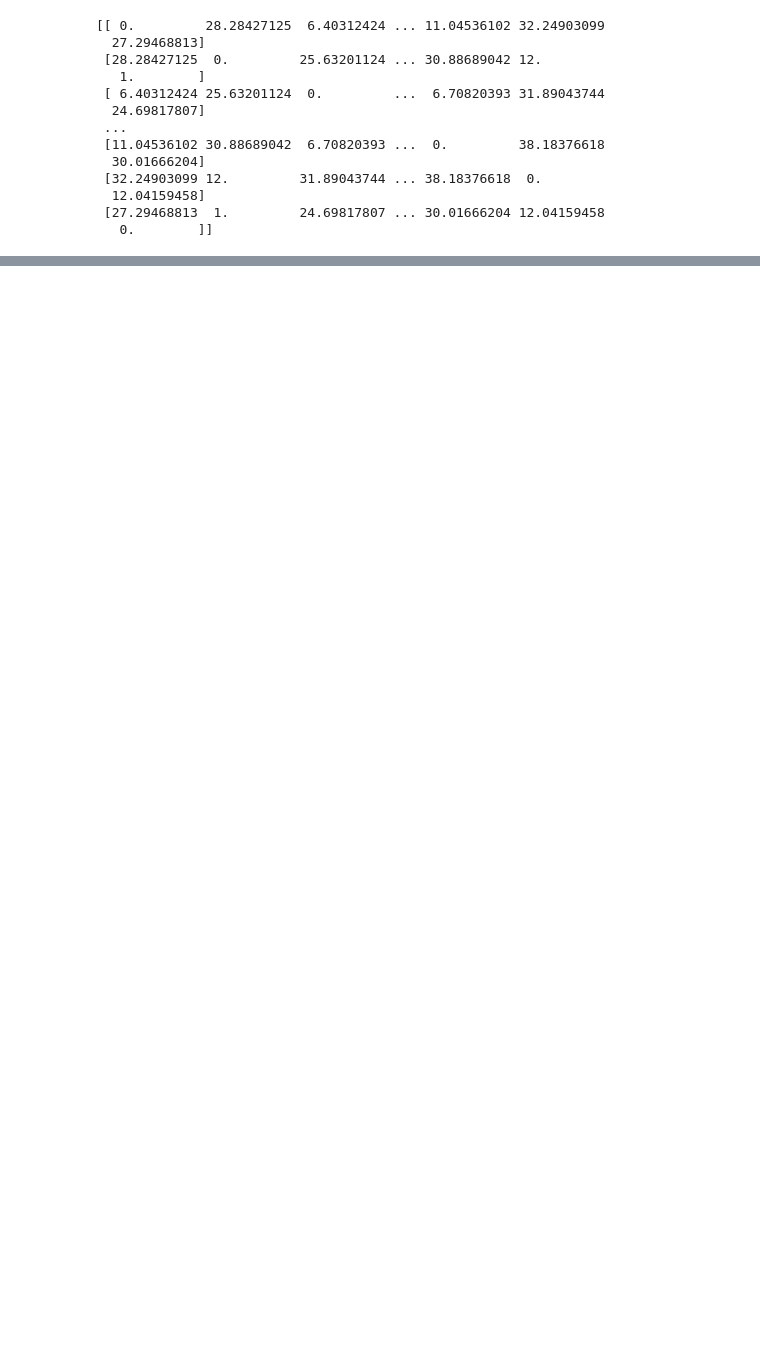
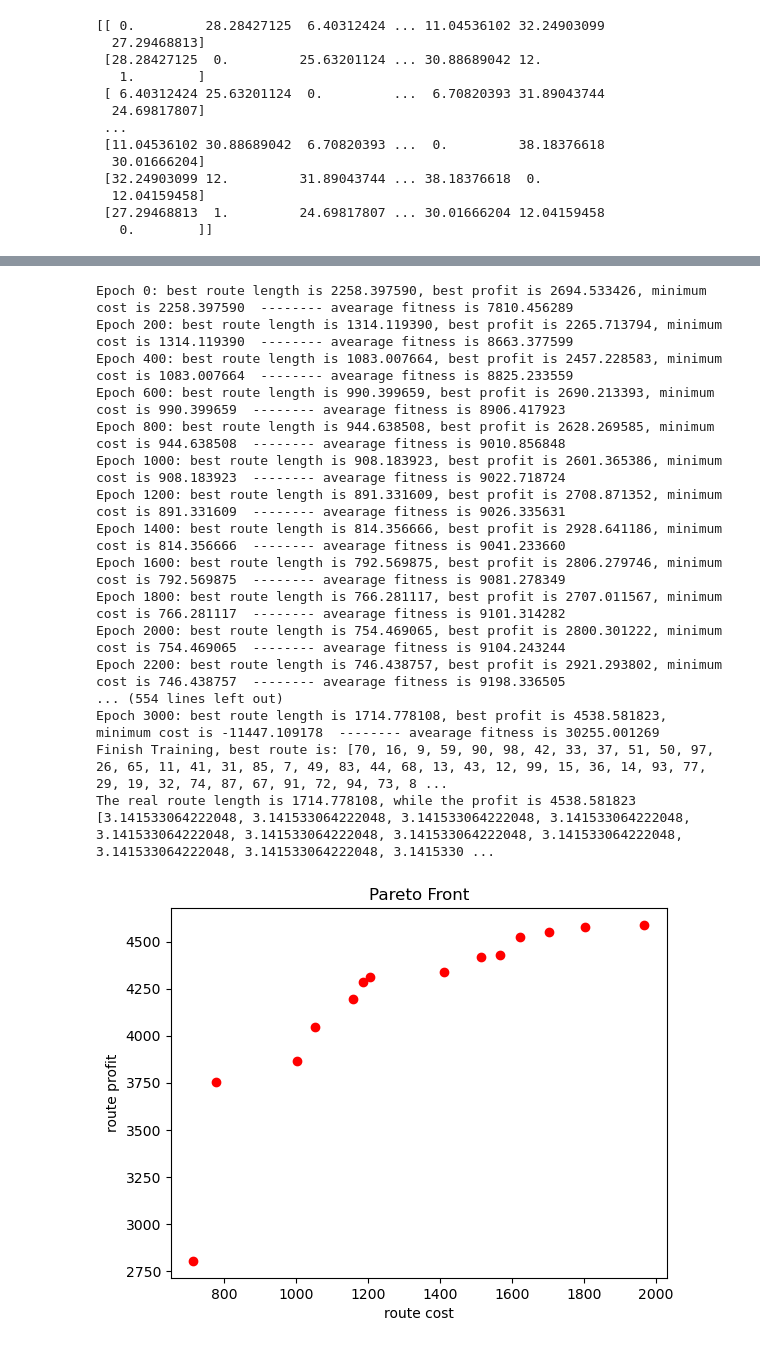
Before and after one commit to KingGZX/COMP5511-TAN, a Jupyter notebook: steptest.ipynb, the cells around one changed output, grey strips where cells are left out. Cells and saved outputs as stored; diff of their text form; code cells hidden in the pictures; blank space fills up the shorter version.

```diff
--- a/steptest.ipynb
+++ b/steptest.ipynb
@@ -139,8 +174,37 @@ print(ar[8:])
 # %%
 from utils.WeightedMultiObject import WeightedGA
+import utils.visualizeScatterPlot as vsp
 
-TSP = WeightedGA(len(xcoords), 50, distance_matrix, 0.3, 0.8, 0.1)
-TSP.Solver(5001)
+a = 0.0
+iters = 0
+li1, li2 = [], []
+while iters < 30:
+    TSP = WeightedGA(len(xcoords), 50, distance_matrix, 0.3, 0.8, a, xcoords, ycoords)
+    routeLen, profit = TSP.Solver(3001)
+    li1.append(routeLen)
+    li2.append(profit)
+    iters += 1
+    a += 0.1
+vsp.drawParetoFront(li1, li2)
+# %% [output]
+Epoch 0: best route length is 2258.397590, best profit is 2694.533426, minimum cost is 2258.397590  -------- avearage fitness is 7810.456289
+Epoch 200: best route length is 1314.119390, best profit is 2265.713794, minimum cost is 1314.119390  -------- avearage fitness is 8663.377599
+Epoch 400: best route length is 1083.007664, best profit is 2457.228583, minimum cost is 1083.007664  -------- avearage fitness is 8825.233559
+Epoch 600: best route length is 990.399659, best profit is 2690.213393, minimum cost is 990.399659  -------- avearage fitness is 8906.417923
+Epoch 800: best route length is 944.638508, best profit is 2628.269585, minimum cost is 944.638508  -------- avearage fitness is 9010.856848
+Epoch 1000: best route length is 908.183923, best profit is 2601.365386, minimum cost is 908.183923  -------- avearage fitness is 9022.718724
+Epoch 1200: best route length is 891.331609, best profit is 2708.871352, minimum cost is 891.331609  -------- avearage fitness is 9026.335631
+Epoch 1400: best route length is 814.356666, best profit is 2928.641186, minimum cost is 814.356666  -------- avearage fitness is 9041.233660
+Epoch 1600: best route length is 792.569875, best profit is 2806.279746, minimum cost is 792.569875  -------- avearage fitness is 9081.278349
+Epoch 1800: best route length is 766.281117, best profit is 2707.011567, minimum cost is 766.281117  -------- avearage fitness is 9101.314282
+Epoch 2000: best route length is 754.469065, best profit is 2800.301222, minimum cost is 754.469065  -------- avearage fitness is 9104.243244
+Epoch 2200: best route length is 746.438757, best profit is 2921.293802, minimum cost is 746.438757  -------- avearage fitness is 9198.336505
+... (554 lines left out)
+Epoch 3000: best route length is 1714.778108, best profit is 4538.581823, minimum cost is -11447.109178  -------- avearage fitness is 30255.001269
+Finish Training, best route is: [70, 16, 9, 59, 90, 98, 42, 33, 37, 51, 50, 97, 26, 65, 11, 41, 31, 85, 7, 49, 83, 44, 68, 13, 43, 12, 99, 15, 36, 14, 93, 77, 29, 19, 32, 74, 87, 67, 91, 72, 94, 73, 8 ...
+The real route length is 1714.778108, while the profit is 4538.581823
+[3.141533064222048, 3.141533064222048, 3.141533064222048, 3.141533064222048, 3.141533064222048, 3.141533064222048, 3.141533064222048, 3.141533064222048, 3.141533064222048, 3.141533064222048, 3.1415330 ...
+[figure, added]
 # %%
 from utils.NSGAII import NSGAII
 
```
Also changed, not shown: parts of 13 cells of this notebook, 53 other files.
